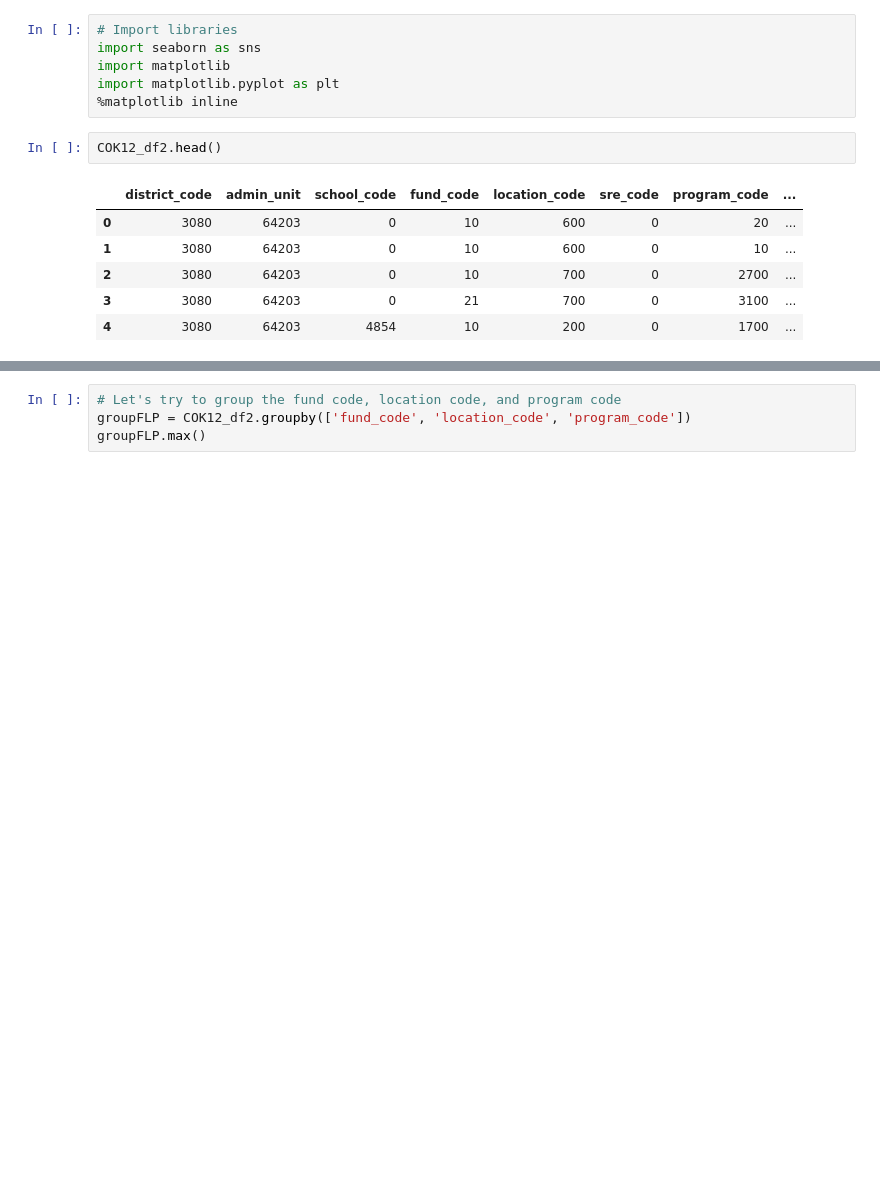
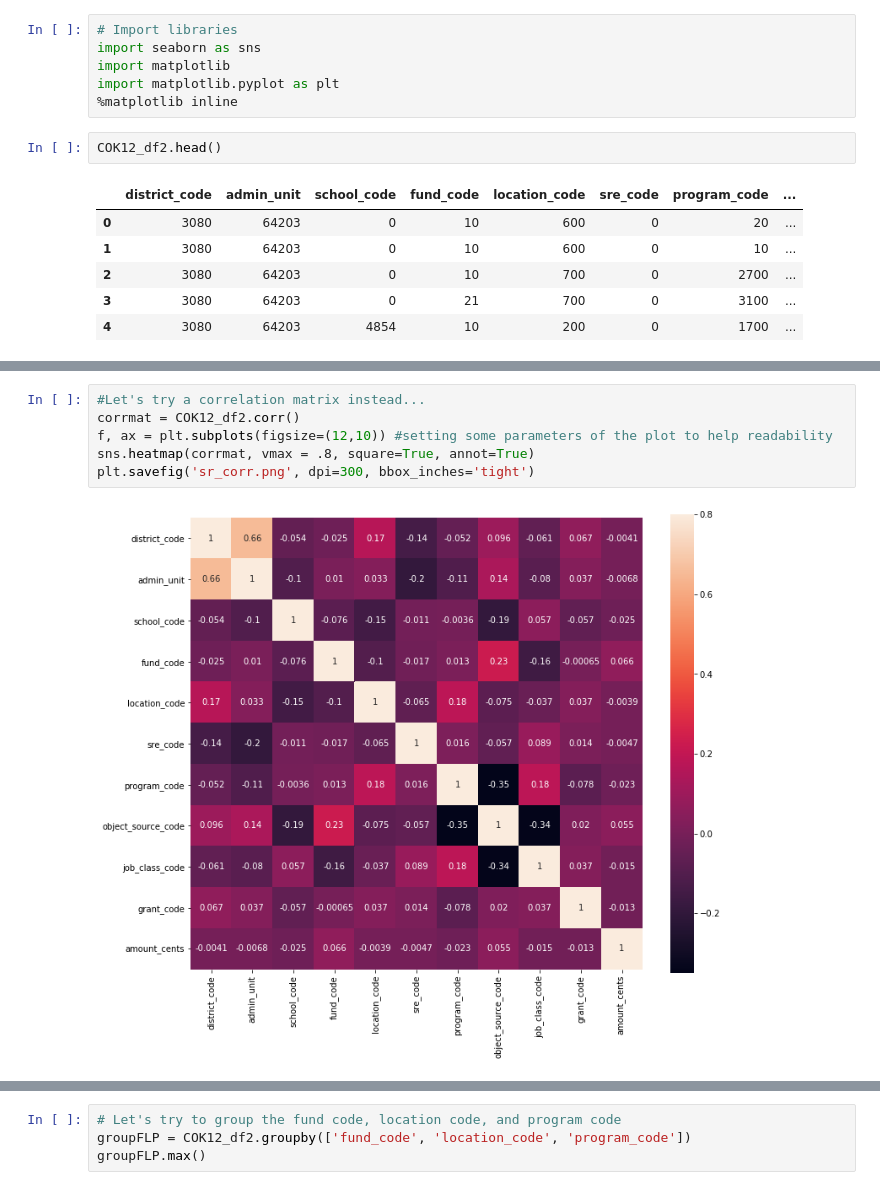
Before and after one commit to stacysandy/Data-Science-Practicum-II, a Jupyter notebook: Stacey_Sandy-Practicum_II.ipynb, the cells around one changed output, grey strips where cells are left out. Cells and saved outputs as stored; diff of their text form; blank space fills up the shorter version.

```diff
--- a/Stacey_Sandy-Practicum_II.ipynb
+++ b/Stacey_Sandy-Practicum_II.ipynb
@@ -911,0 +1005,8 @@ KeyboardInterrupt:
+# %%
+#Let's try a correlation matrix instead...
+corrmat = COK12_df2.corr()
+f, ax = plt.subplots(figsize=(12,10)) #setting some parameters of the plot to help readability
+sns.heatmap(corrmat, vmax = .8, square=True, annot=True)
+plt.savefig('sr_corr.png', dpi=300, bbox_inches='tight')
+# %% [output]
+[figure, added]
```
Also changed, not shown: parts of 46 cells of this notebook, 1 other file.
